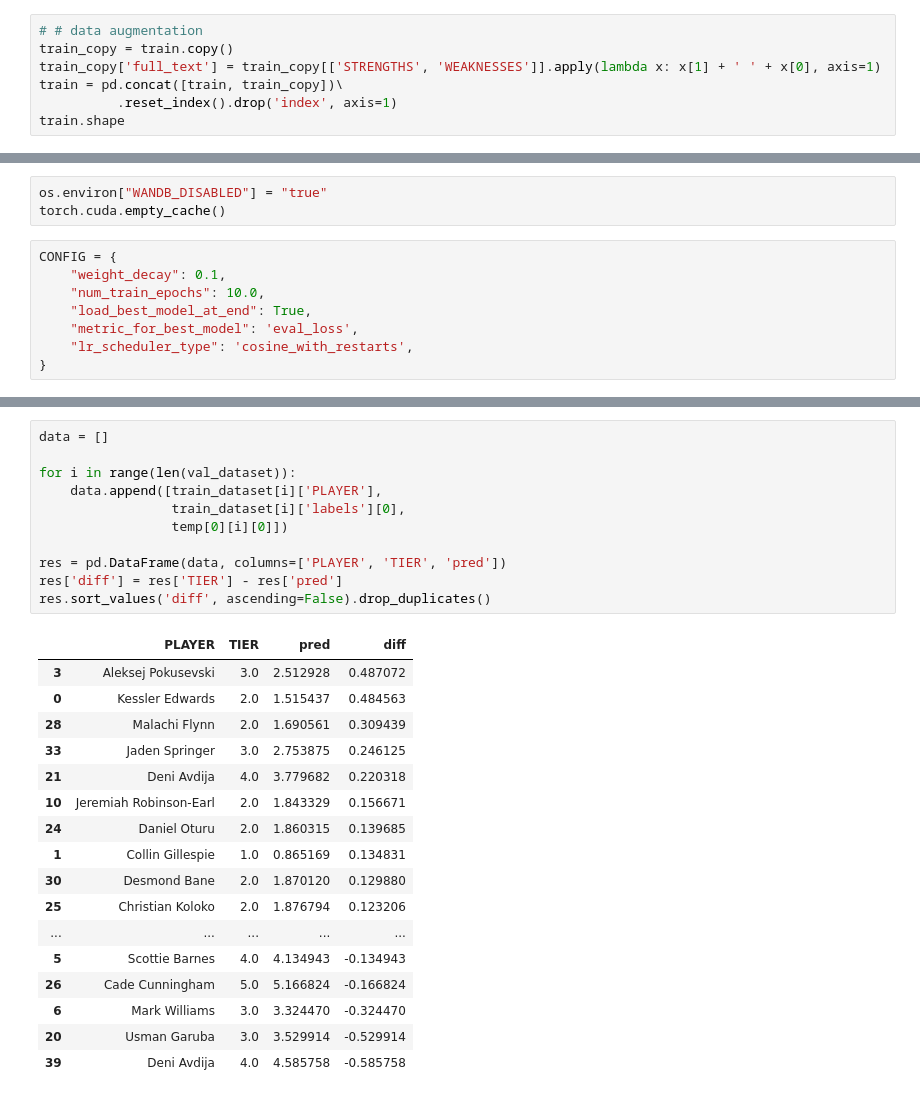
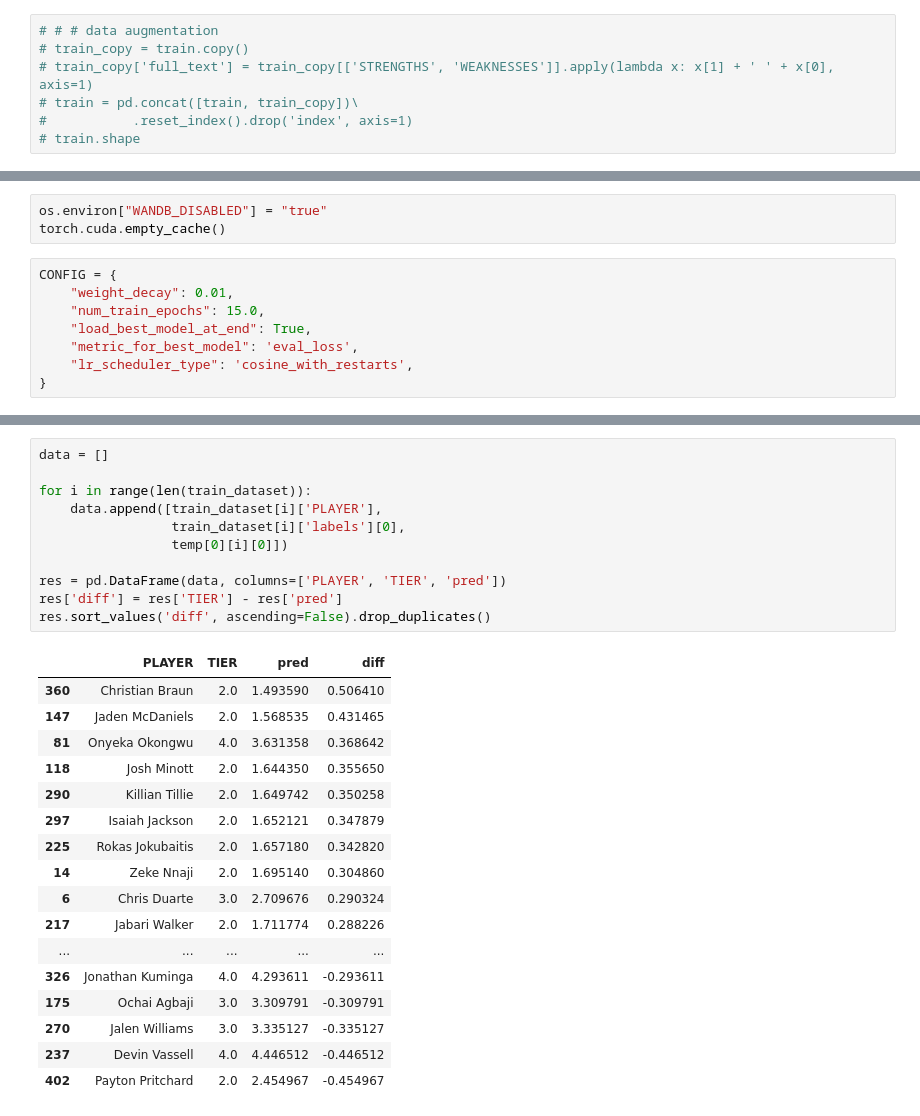
Before and after one commit to xulianrenzoku/decode-vecenie, a Jupyter notebook: modeling/modeling_notebook_reg.ipynb, the cells around one changed output, grey strips where cells are left out. Cells and saved outputs as stored; diff of their text form.

Commit message:
Fix the training display

```diff
--- a/modeling/modeling_notebook_reg.ipynb
+++ b/modeling/modeling_notebook_reg.ipynb
@@ -45,9 +45,9 @@ train.shape
 # %% [output]
 (213, 14)
 # %%
-# # data augmentation
-train_copy = train.copy()
-train_copy['full_text'] = train_copy[['STRENGTHS', 'WEAKNESSES']].apply(lambda x: x[1] + ' ' + x[0], axis=1)
-train = pd.concat([train, train_copy])\
-          .reset_index().drop('index', axis=1)
-train.shape
+# # # data augmentation
+# train_copy = train.copy()
+# train_copy['full_text'] = train_copy[['STRENGTHS', 'WEAKNESSES']].apply(lambda x: x[1] + ' ' + x[0], axis=1)
+# train = pd.concat([train, train_copy])\
+#           .reset_index().drop('index', axis=1)
+# train.shape
@@ -179,8 +184,8 @@ os.environ["WANDB_DISABLED"] = "true"
 torch.cuda.empty_cache()
 # %%
 CONFIG = {
-    "weight_decay": 0.1,
-    "num_train_epochs": 10.0,
+    "weight_decay": 0.01,
+    "num_train_epochs": 15.0,
     "load_best_model_at_end": True,
     "metric_for_best_model": 'eval_loss',
     "lr_scheduler_type": 'cosine_with_restarts',
@@ -250,32 +264,32 @@ mean_squared_error([x[0] for x in temp[1]],
 # %%
 data = []
 
-for i in range(len(val_dataset)):
+for i in range(len(train_dataset)):
     data.append([train_dataset[i]['PLAYER'],
                  train_dataset[i]['labels'][0],
                  temp[0][i][0]])
 
 res = pd.DataFrame(data, columns=['PLAYER', 'TIER', 'pred'])
 res['diff'] = res['TIER'] - res['pred']
 res.sort_values('diff', ascending=False).drop_duplicates()
 # %% [output]
 |  | PLAYER | TIER | pred | diff |
-| 3 | Aleksej Pokusevski | 3.0 | 2.512928 | 0.487072 |
-| 0 | Kessler Edwards | 2.0 | 1.515437 | 0.484563 |
-| 28 | Malachi Flynn | 2.0 | 1.690561 | 0.309439 |
-| 33 | Jaden Springer | 3.0 | 2.753875 | 0.246125 |
-| 21 | Deni Avdija | 4.0 | 3.779682 | 0.220318 |
-| 10 | Jeremiah Robinson-Earl | 2.0 | 1.843329 | 0.156671 |
-| 24 | Daniel Oturu | 2.0 | 1.860315 | 0.139685 |
-| 1 | Collin Gillespie | 1.0 | 0.865169 | 0.134831 |
-| 30 | Desmond Bane | 2.0 | 1.870120 | 0.129880 |
-| 25 | Christian Koloko | 2.0 | 1.876794 | 0.123206 |
+| 360 | Christian Braun | 2.0 | 1.493590 | 0.506410 |
+| 147 | Jaden McDaniels | 2.0 | 1.568535 | 0.431465 |
+| 81 | Onyeka Okongwu | 4.0 | 3.631358 | 0.368642 |
+| 118 | Josh Minott | 2.0 | 1.644350 | 0.355650 |
+| 290 | Killian Tillie | 2.0 | 1.649742 | 0.350258 |
+| 297 | Isaiah Jackson | 2.0 | 1.652121 | 0.347879 |
+| 225 | Rokas Jokubaitis | 2.0 | 1.657180 | 0.342820 |
+| 14 | Zeke Nnaji | 2.0 | 1.695140 | 0.304860 |
+| 6 | Chris Duarte | 3.0 | 2.709676 | 0.290324 |
+| 217 | Jabari Walker | 2.0 | 1.711774 | 0.288226 |
 | ... | ... | ... | ... | ... |
-| 5 | Scottie Barnes | 4.0 | 4.134943 | -0.134943 |
-| 26 | Cade Cunningham | 5.0 | 5.166824 | -0.166824 |
-| 6 | Mark Williams | 3.0 | 3.324470 | -0.324470 |
-| 20 | Usman Garuba | 3.0 | 3.529914 | -0.529914 |
-| 39 | Deni Avdija | 4.0 | 4.585758 | -0.585758 |
+| 326 | Jonathan Kuminga | 4.0 | 4.293611 | -0.293611 |
+| 175 | Ochai Agbaji | 3.0 | 3.309791 | -0.309791 |
+| 270 | Jalen Williams | 3.0 | 3.335127 | -0.335127 |
+| 237 | Devin Vassell | 4.0 | 4.446512 | -0.446512 |
+| 402 | Payton Pritchard | 2.0 | 2.454967 | -0.454967 |
 # %%
 temp = trainer.predict(val_dataset)
 mean_squared_error([x[0] for x in temp[1]],
```
Also changed, not shown: parts of 13 cells of this notebook.
